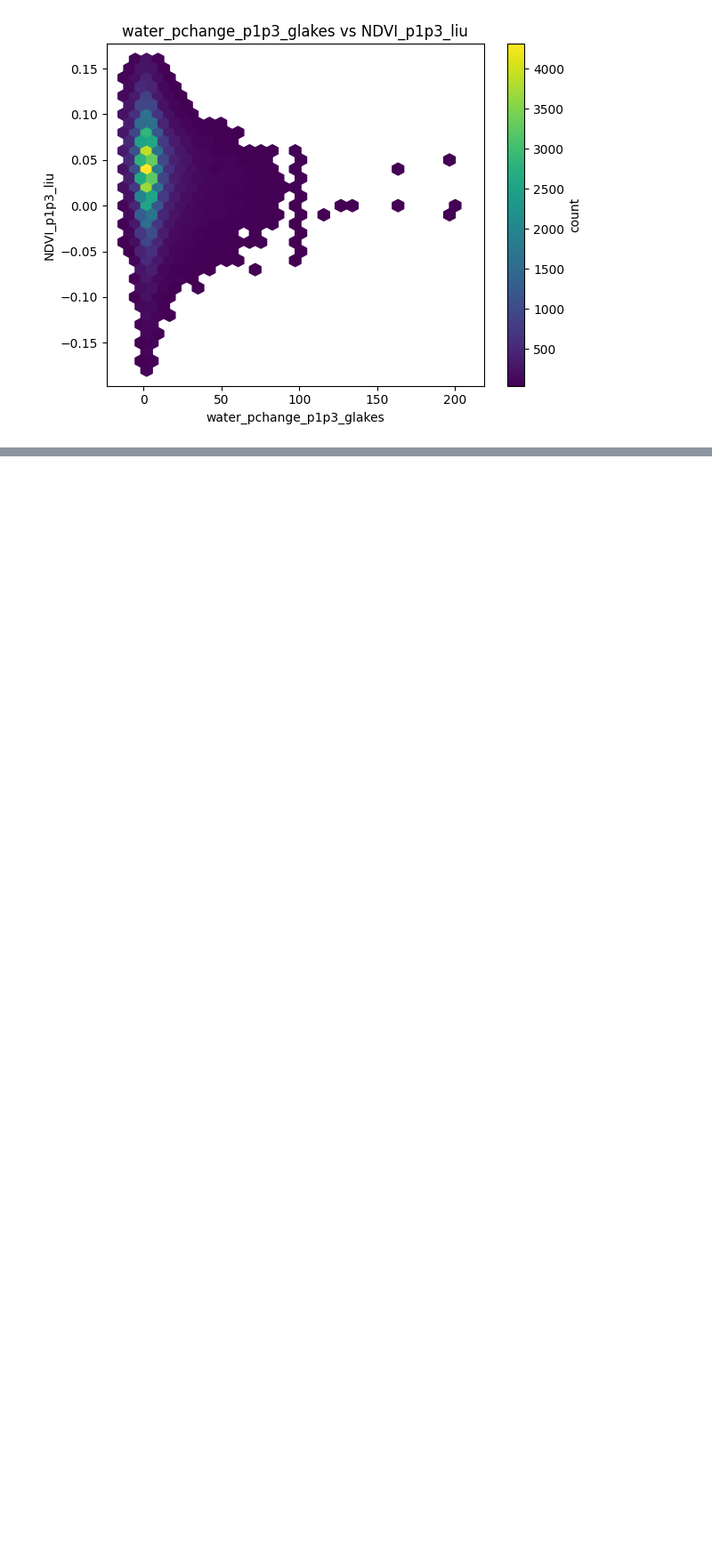
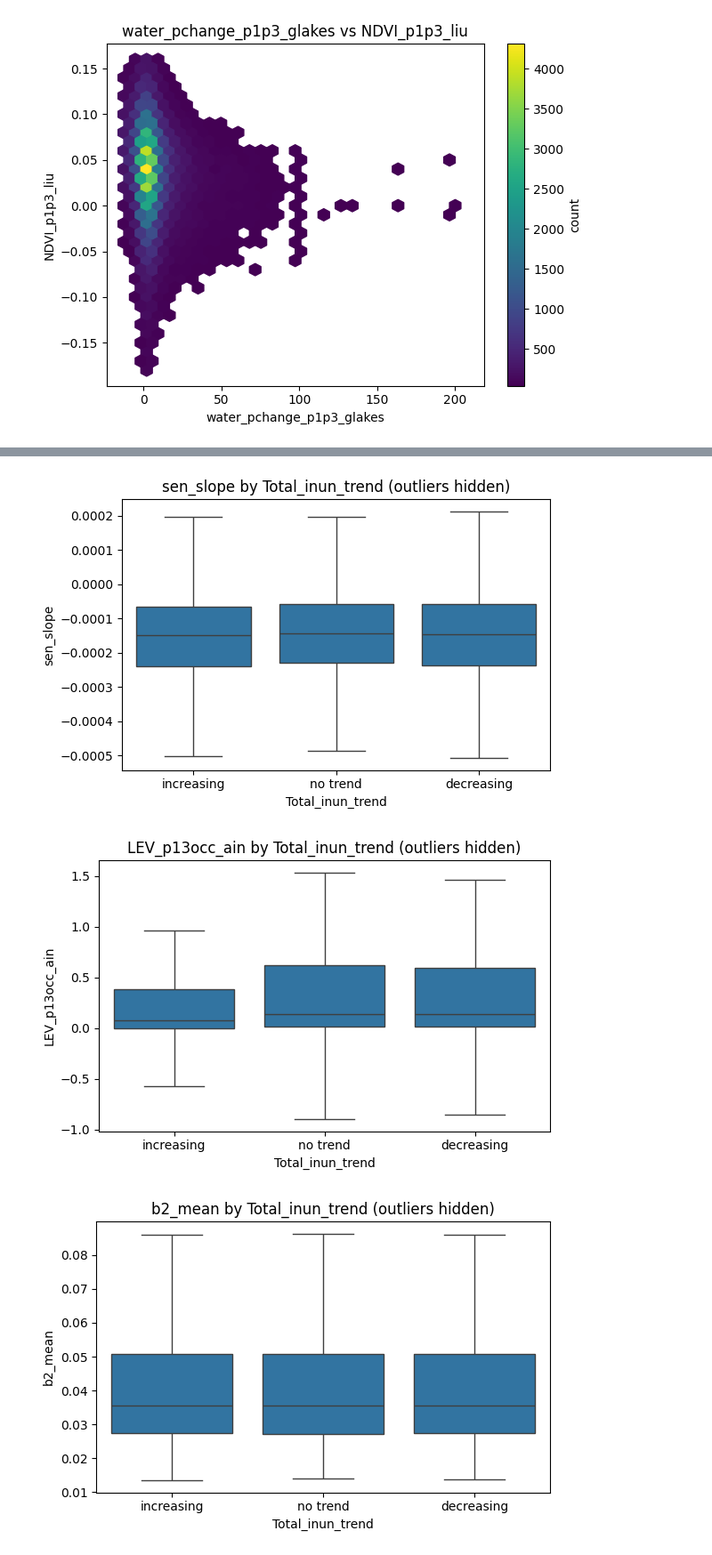
Before and after one commit to ekcomputer/land-cover, a Jupyter notebook: notebooks/data_exploration/greenness_vs_lc_change.ipynb, the cells around one changed output, grey strips where cells are left out. Shown at 89% size. Cells and saved outputs as stored; diff of their text form; code cells hidden in the pictures; blank space fills up the shorter version.

```diff
--- a/notebooks/data_exploration/greenness_vs_lc_change.ipynb
+++ b/notebooks/data_exploration/greenness_vs_lc_change.ipynb
@@ -237,0 +217,47 @@ for xvar in xvars:
+# %%
+yvars = ["sen_slope", "LEV_p13occ_ain", "b2_mean", "NDVI_p1p3_liu"]
+# %%
+## for yvar in yvars: Barplot of df, with bars categorized by Total_inun_trend
+def boxplots_by_group(df, yvar, group_col="Total_inun_trend",
+                      sample_frac=0, random_state=0, figsize=(6, 4),
+                      showfliers=False, whis=1.5, show=True):
+    """
+    Create boxplots for each yvar grouped by `group_col`, with a subsampled stripplot overlay.
+
+    Parameters
+    - df: DataFrame
+    - yvar: column name to plot on y axis
+    - group_col: categorical column to group by (default "Total_inun_trend")
+    - sample_frac: fraction to sample for the stripplot (default 0.05)
+    - random_state: random seed for sampling
+    - figsize: tuple for figure size
+    - showfliers: pass to sns.boxplot (default False to hide outliers)
+    - whis: whisker length for boxplot
+    - show: whether to call plt.show() for each figure
+    """
+
+    fig, ax = plt.subplots(figsize=figsize)
+    sns.boxplot(data=df, x=group_col, y=yvar, showfliers=showfliers, whis=whis, ax=ax)
+    # overlay a subsampled stripplot to show the distribution without overcrowding
+    # sample only rows where yvar and group_col are not null
+    sample_df = df[[group_col, yvar]].dropna()
+    if not sample_df.empty and sample_frac > 0:
+        try:
+            sample = sample_df.sample(frac=sample_frac, random_state=random_state)
+        except ValueError:
+            # if frac too small for small groups, take at least one sample per group
+            sample = sample_df.groupby(group_col, group_keys=False).apply(
+                lambda g: g.sample(min(len(g), max(1, int(len(g) * sample_frac))), random_state=random_state)
+            ).reset_index(drop=True)
+
+    ax.set_title(f"{yvar} by {group_col} (outliers hidden)")
+    plt.tight_layout()
+    if show:
+        plt.show()
+# %%
+for yvar in yvars:
+    boxplots_by_group(df, yvar)
+# %% [output]
+[figure, added]
+[figure, added]
+[figure, added]
```
Also changed, not shown: parts of 15 cells of this notebook.
